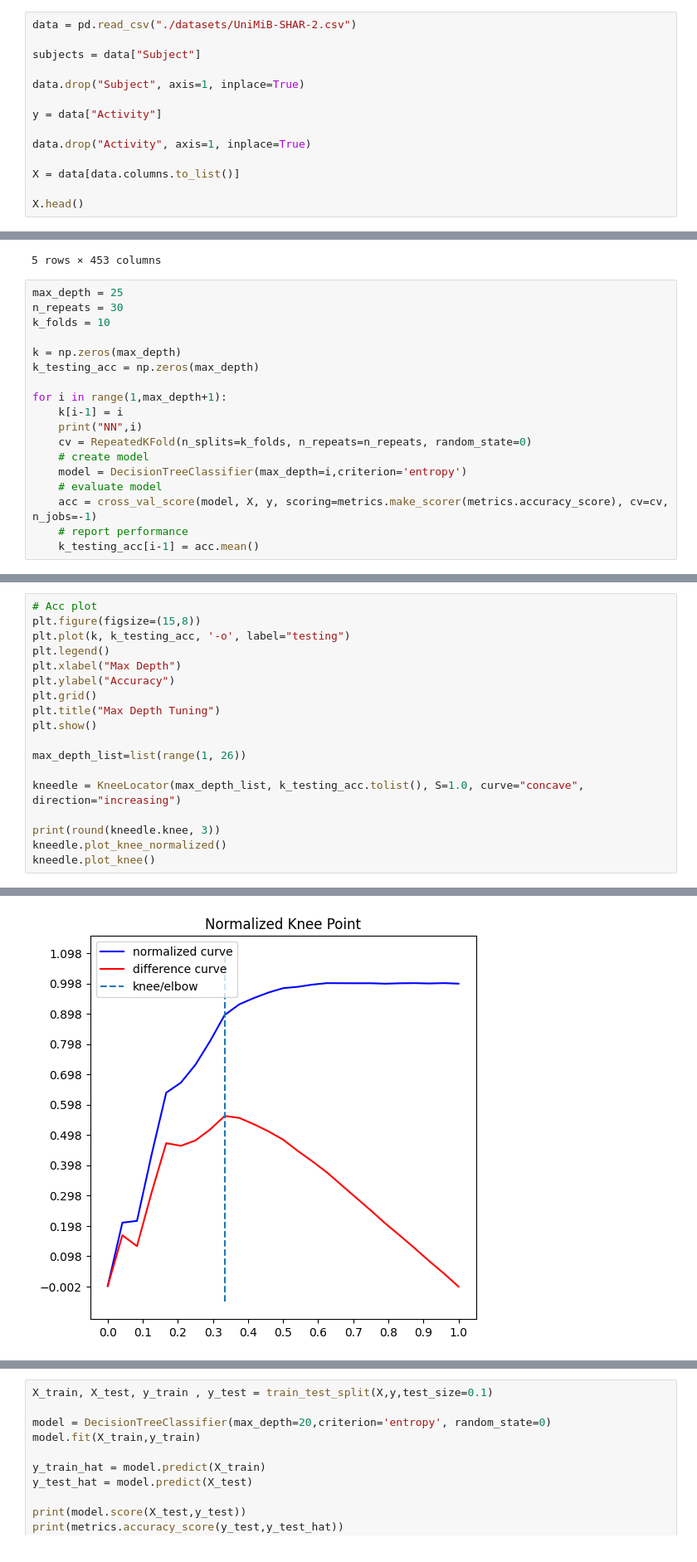
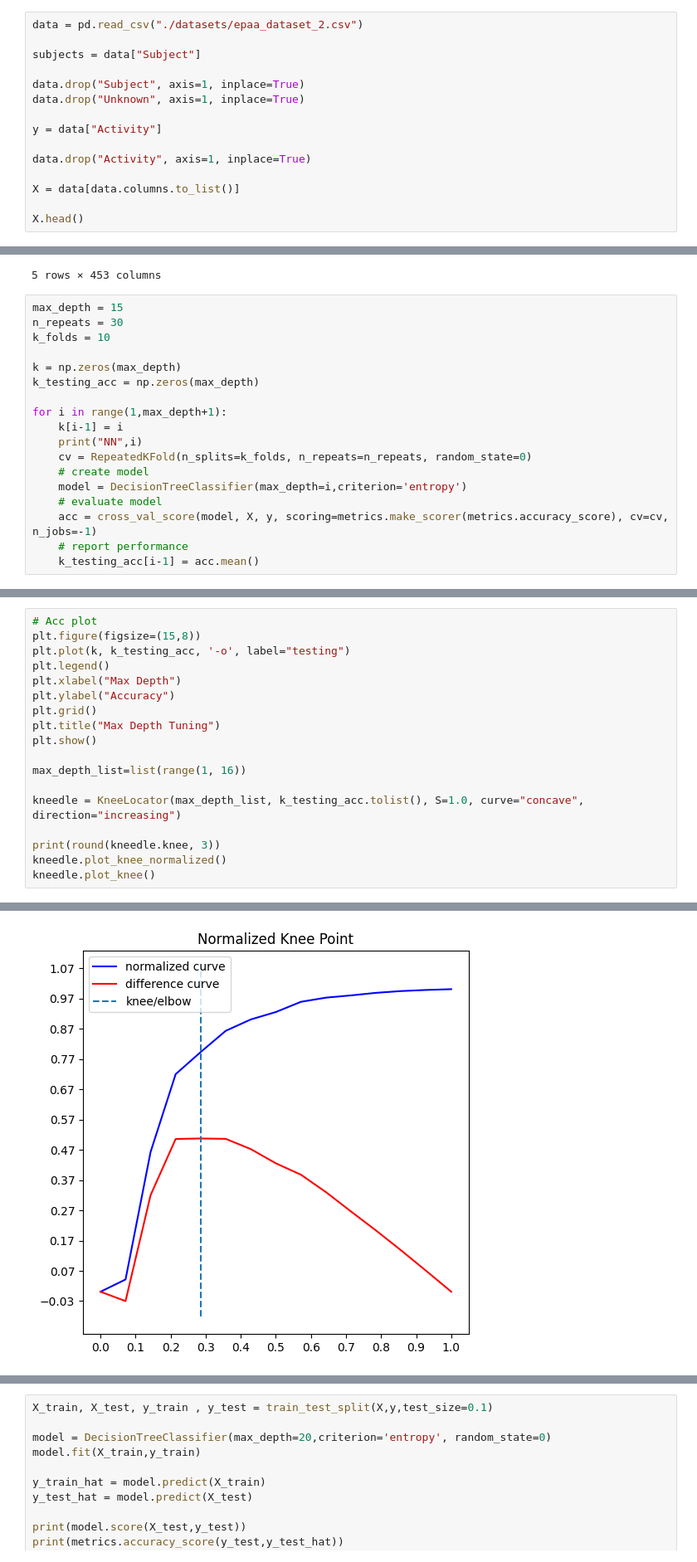
Before and after one commit to neilnathanhidalgo/EPAA, a Jupyter notebook: DA/DT.ipynb, the cells around one changed output, grey strips where cells are left out. Shown: that part at 83% size. Saved outputs shown, nothing was run; the diff lists cells and outputs as text.

```diff
--- a/DA/DT.ipynb
+++ b/DA/DT.ipynb
@@ -8,11 +8,12 @@ import matplotlib.pyplot as plt
 from sklearn import tree
 from kneed import KneeLocator
 # %%
-data = pd.read_csv("./datasets/UniMiB-SHAR-2.csv")
+data = pd.read_csv("./datasets/epaa_dataset_2.csv")
 
 subjects = data["Subject"]
 
 data.drop("Subject", axis=1, inplace=True)
+data.drop("Unknown", axis=1, inplace=True)
 
 y = data["Activity"]
 
@@ -30,7 +31,7 @@ X.head()
 | 4 | 0.238472 | 0.321549 | 0.383802 | 0.495767 | 0.664556 | 0.776264 | 1.019609 | 1.010645 | 0.850412 | 0.473916 | ... | ... |
 5 rows × 453 columns
 # %%
-max_depth = 25
+max_depth = 15
 n_repeats = 30
 k_folds = 10
 
@@ -76,7 +75,7 @@ plt.grid()
 plt.title("Max Depth Tuning")
 plt.show()
 
-max_depth_list=list(range(1, 26))
+max_depth_list=list(range(1, 16))
 
 kneedle = KneeLocator(max_depth_list, k_testing_acc.tolist(), S=1.0, curve="concave", direction="increasing")
 
@@ -89 +88 @@ kneedle.plot_knee()
-[figure, old version]
+[figure, new version]
```
Also changed, not shown: parts of 2 cells of this notebook, 25 other files.
